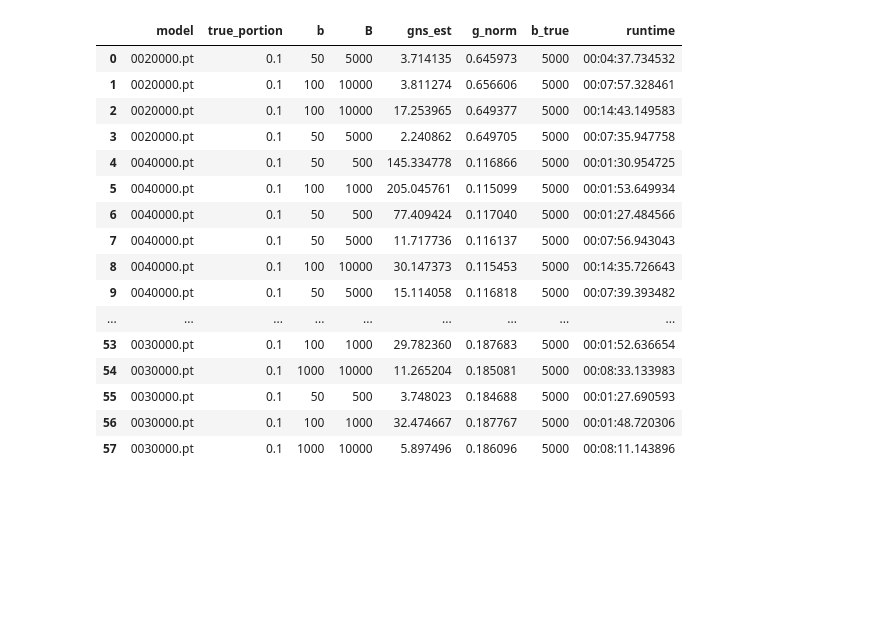
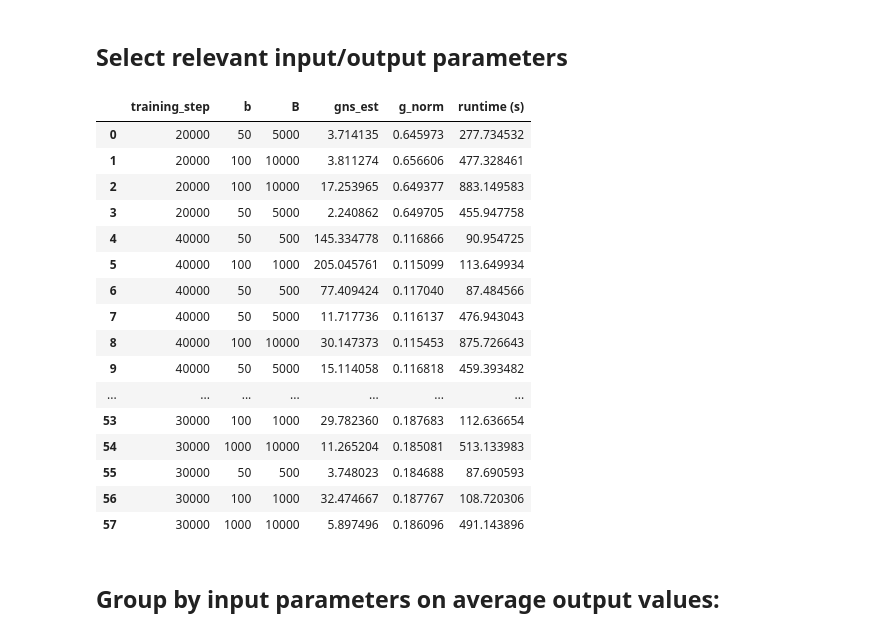
Before and after one commit to Longzz0824/Critical-Multitask-Batch-Sizes-in-Diffusion-Models, a Jupyter notebook: gns_experiments/Analysis_2.ipynb, the cells around one changed output. Cells and saved outputs as stored; diff of their text form; code cells hidden in the pictures; blank space fills up the shorter version.

```diff
--- a/gns_experiments/Analysis_2.ipynb
+++ b/gns_experiments/Analysis_2.ipynb
@@ -8,3 +8,7 @@ import pandas as pd
 import matplotlib.pyplot as plt
 
 from gns_utils import split_dataframe, csv_log_to_dataframe
+# %%
+pd.options.mode.chained_assignment = None
+DATA_DIR = Path("2_hyperparameters/results")
+VIS_DIR = Path("2_hyperparameters/visuals")
@@ -11,5 +17,7 @@ from gns_utils import split_dataframe, csv_log_to_dataframe
 # %%
-data_dir = Path("2_hyperparameters/results")
-data = pd.concat([csv_log_to_dataframe(data_dir / file) for file in os.listdir(data_dir)], ignore_index=True)
-data
+## Load and merge csv outputs
+data = pd.concat([csv_log_to_dataframe(DATA_DIR / file) for file in os.listdir(DATA_DIR)], ignore_index=True)
+metadata, parameters, results = split_dataframe(data)
+
+metadata
 # %% [output]
@@ -36,22 +41,26 @@ meta, param, res = split_dataframe(data)
+# %% [markdown]
+## Select relevant input/output parameters
 # %%
-df = pd.concat([param, res], axis=1).drop(["t_min", "t_max", "diff_steps"], axis=1)
+df = pd.concat([parameters, results], axis=1).drop(["t_min", "t_max", "diff_steps", "b_true", "true_portion"], axis=1)
 df
 # %% [output]
-|  | model | true_portion | b | B | gns_est | g_norm | b_true | runtime |
-| 0 | 0020000.pt | 0.1 | 50 | 5000 | 3.714135 | 0.645973 | 5000 | 00:04:37.734532 |
-| 1 | 0020000.pt | 0.1 | 100 | 10000 | 3.811274 | 0.656606 | 5000 | 00:07:57.328461 |
-| 2 | 0020000.pt | 0.1 | 100 | 10000 | 17.253965 | 0.649377 | 5000 | 00:14:43.149583 |
-| 3 | 0020000.pt | 0.1 | 50 | 5000 | 2.240862 | 0.649705 | 5000 | 00:07:35.947758 |
-| 4 | 0040000.pt | 0.1 | 50 | 500 | 145.334778 | 0.116866 | 5000 | 00:01:30.954725 |
-| 5 | 0040000.pt | 0.1 | 100 | 1000 | 205.045761 | 0.115099 | 5000 | 00:01:53.649934 |
-| 6 | 0040000.pt | 0.1 | 50 | 500 | 77.409424 | 0.117040 | 5000 | 00:01:27.484566 |
-| 7 | 0040000.pt | 0.1 | 50 | 5000 | 11.717736 | 0.116137 | 5000 | 00:07:56.943043 |
-| 8 | 0040000.pt | 0.1 | 100 | 10000 | 30.147373 | 0.115453 | 5000 | 00:14:35.726643 |
-| 9 | 0040000.pt | 0.1 | 50 | 5000 | 15.114058 | 0.116818 | 5000 | 00:07:39.393482 |
-| ... | ... | ... | ... | ... | ... | ... | ... | ... |
-| 53 | 0030000.pt | 0.1 | 100 | 1000 | 29.782360 | 0.187683 | 5000 | 00:01:52.636654 |
-| 54 | 0030000.pt | 0.1 | 1000 | 10000 | 11.265204 | 0.185081 | 5000 | 00:08:33.133983 |
-| 55 | 0030000.pt | 0.1 | 50 | 500 | 3.748023 | 0.184688 | 5000 | 00:01:27.690593 |
-| 56 | 0030000.pt | 0.1 | 100 | 1000 | 32.474667 | 0.187767 | 5000 | 00:01:48.720306 |
-| 57 | 0030000.pt | 0.1 | 1000 | 10000 | 5.897496 | 0.186096 | 5000 | 00:08:11.143896 |
+|  | training_step | b | B | gns_est | g_norm | runtime (s) |
+| 0 | 20000 | 50 | 5000 | 3.714135 | 0.645973 | 277.734532 |
+| 1 | 20000 | 100 | 10000 | 3.811274 | 0.656606 | 477.328461 |
+| 2 | 20000 | 100 | 10000 | 17.253965 | 0.649377 | 883.149583 |
+| 3 | 20000 | 50 | 5000 | 2.240862 | 0.649705 | 455.947758 |
+| 4 | 40000 | 50 | 500 | 145.334778 | 0.116866 | 90.954725 |
+| 5 | 40000 | 100 | 1000 | 205.045761 | 0.115099 | 113.649934 |
+| 6 | 40000 | 50 | 500 | 77.409424 | 0.117040 | 87.484566 |
+| 7 | 40000 | 50 | 5000 | 11.717736 | 0.116137 | 476.943043 |
+| 8 | 40000 | 100 | 10000 | 30.147373 | 0.115453 | 875.726643 |
+| 9 | 40000 | 50 | 5000 | 15.114058 | 0.116818 | 459.393482 |
+| ... | ... | ... | ... | ... | ... | ... |
+| 53 | 30000 | 100 | 1000 | 29.782360 | 0.187683 | 112.636654 |
+| 54 | 30000 | 1000 | 10000 | 11.265204 | 0.185081 | 513.133983 |
+| 55 | 30000 | 50 | 500 | 3.748023 | 0.184688 | 87.690593 |
+| 56 | 30000 | 100 | 1000 | 32.474667 | 0.187767 | 108.720306 |
+| 57 | 30000 | 1000 | 10000 | 5.897496 | 0.186096 | 491.143896 |
+# %% [markdown]
+## Group by input parameters on average output values:
 # %%
```
Also changed, not shown: parts of 20 cells of this notebook, 2 other files.
